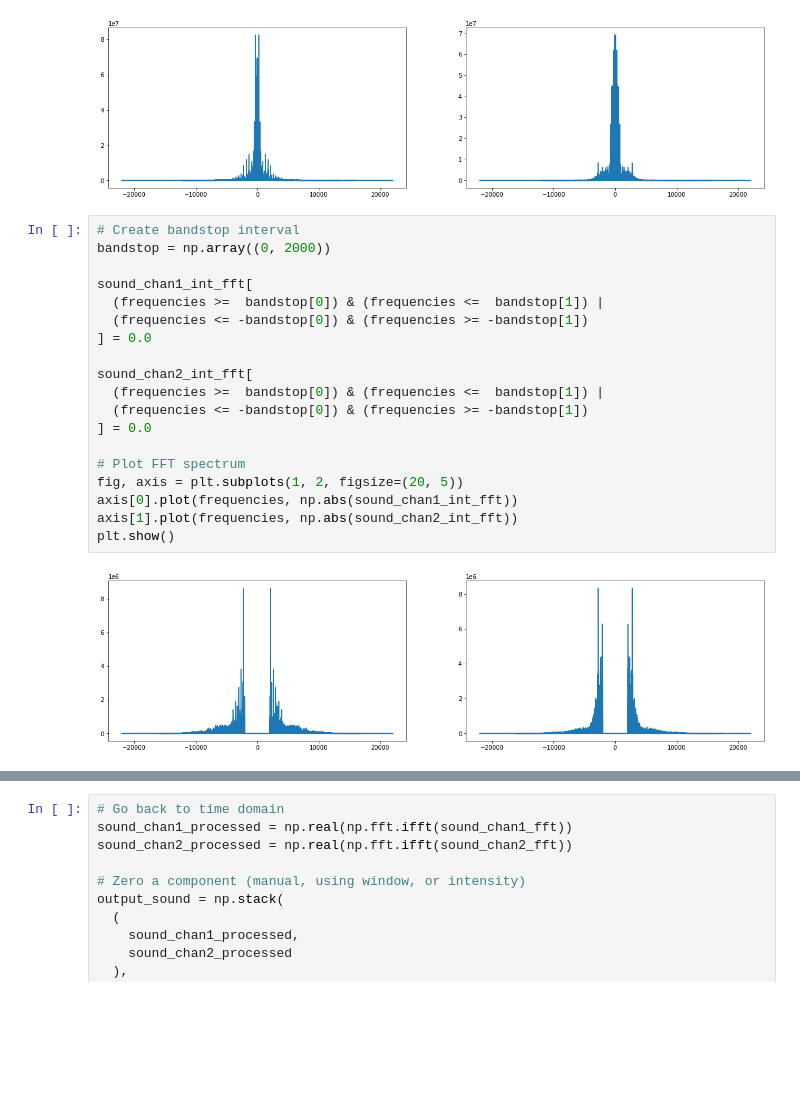
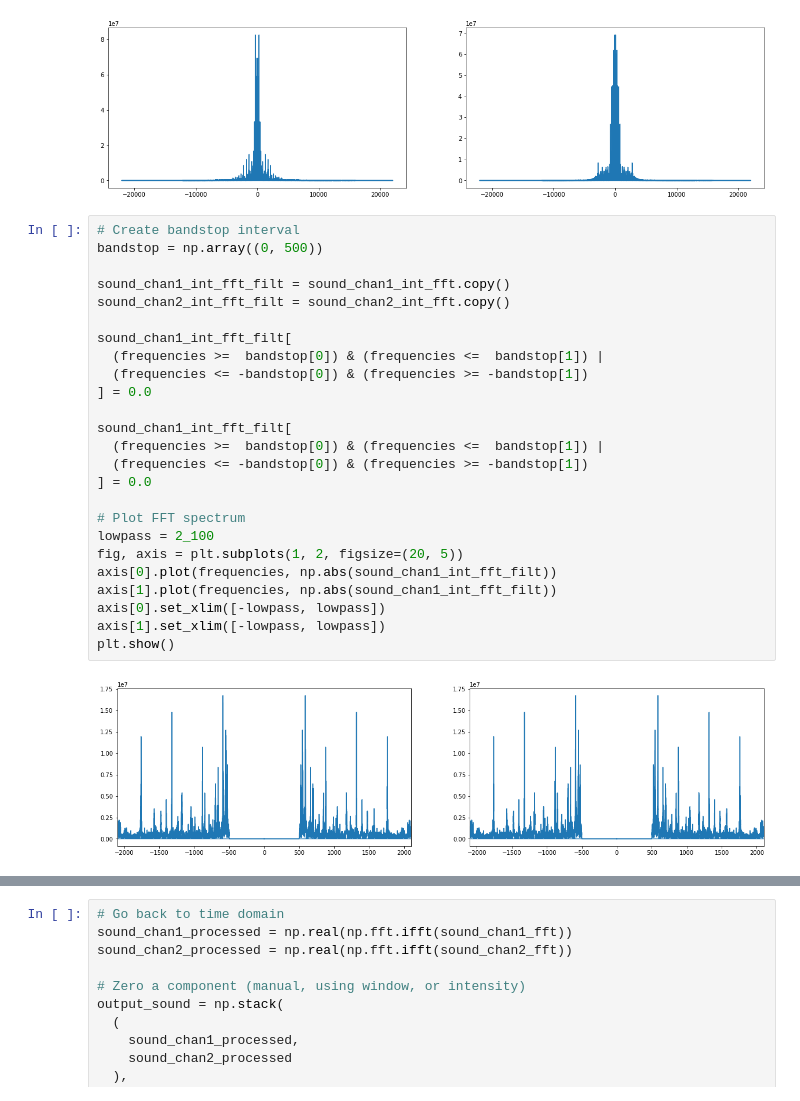
Before and after one commit to fusedbloxxer/signals-processing, a Jupyter notebook: dft-image-processing/main.ipynb, the cells around one changed output, grey strips where cells are left out. Cells and saved outputs as stored; diff of their text form; blank space fills up the shorter version.

```diff
--- a/dft-image-processing/main.ipynb
+++ b/dft-image-processing/main.ipynb
@@ -381,25 +381,31 @@ plt.show()
 [figure]
 # %%
 # Create bandstop interval
-bandstop = np.array((0, 2000))
+bandstop = np.array((0, 500))
 
-sound_chan1_int_fft[
+sound_chan1_int_fft_filt = sound_chan1_int_fft.copy()
+sound_chan2_int_fft_filt = sound_chan2_int_fft.copy()
+
+sound_chan1_int_fft_filt[
   (frequencies >=  bandstop[0]) & (frequencies <=  bandstop[1]) |
   (frequencies <= -bandstop[0]) & (frequencies >= -bandstop[1])
 ] = 0.0
 
-sound_chan2_int_fft[
+sound_chan1_int_fft_filt[
   (frequencies >=  bandstop[0]) & (frequencies <=  bandstop[1]) |
   (frequencies <= -bandstop[0]) & (frequencies >= -bandstop[1])
 ] = 0.0
 
 # Plot FFT spectrum
+lowpass = 2_100
 fig, axis = plt.subplots(1, 2, figsize=(20, 5))
-axis[0].plot(frequencies, np.abs(sound_chan1_int_fft))
-axis[1].plot(frequencies, np.abs(sound_chan2_int_fft))
+axis[0].plot(frequencies, np.abs(sound_chan1_int_fft_filt))
+axis[1].plot(frequencies, np.abs(sound_chan1_int_fft_filt))
+axis[0].set_xlim([-lowpass, lowpass])
+axis[1].set_xlim([-lowpass, lowpass])
 plt.show()
 # %% [output]
-[figure, old version]
+[figure, new version]
 # %%
 sound_chan1_int_proc = np.real(np.fft.ifft(sound_chan1_int_fft))
 sound_chan2_int_proc = np.real(np.fft.ifft(sound_chan2_int_fft))
```
Also changed, not shown: parts of 2 cells of this notebook, 1 other file.
